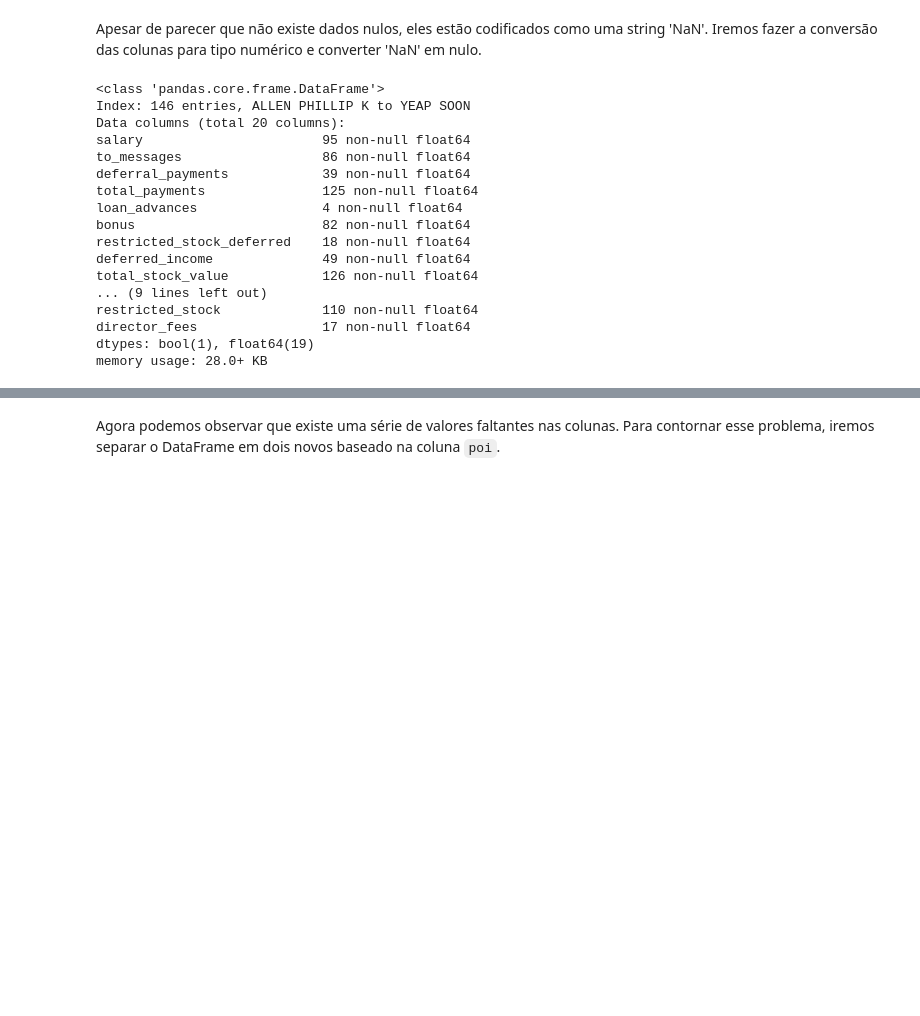
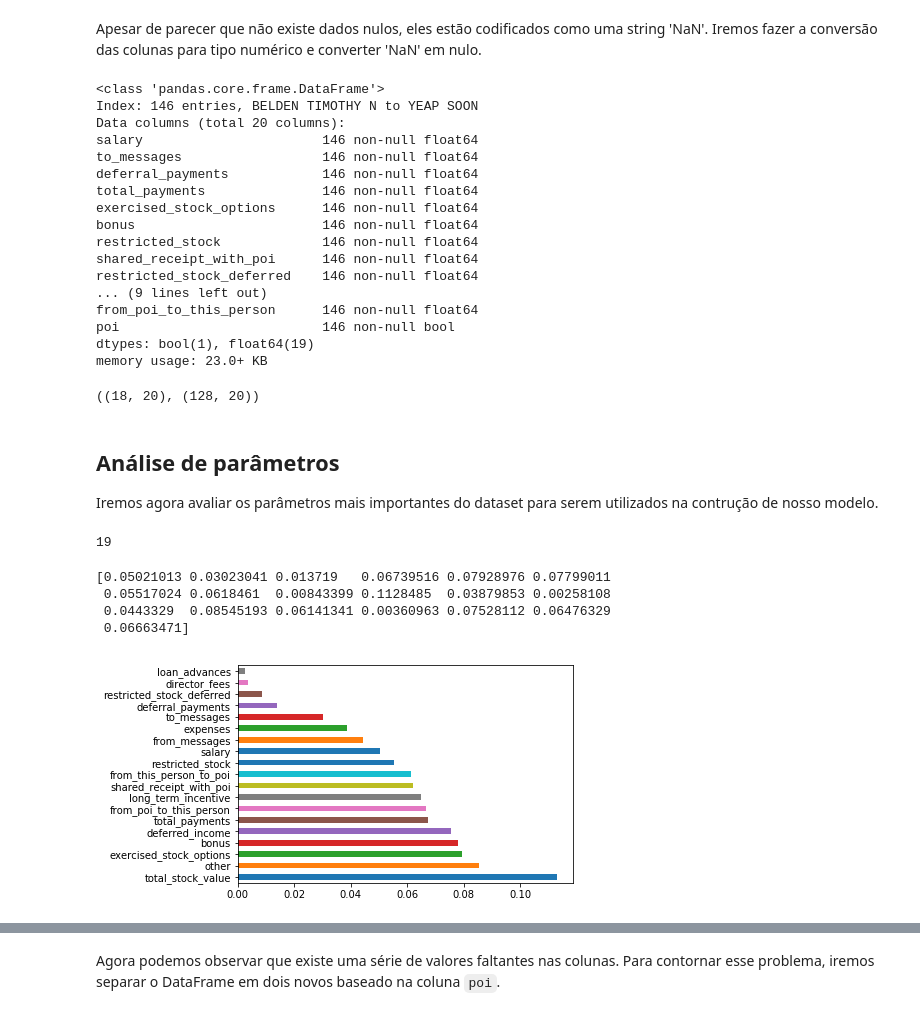
Before and after one commit to GabrielSGoncalves/udacity_nanodegree_datascience2, a Jupyter notebook: final_project/Projeto_Final_Nanodegree_DS_II_GabrielSGoncalves.ipynb, the cells around one changed output, grey strips where cells are left out. Saved outputs shown, nothing was run; the diff lists cells and outputs as text; code cells hidden in the pictures; blank space fills up the shorter version.

Commit message:
Define features to use on first model testing
Use ExtraTreesClassifier to define the features to use on the analysis.

```diff
--- a/final_project/Projeto_Final_Nanodegree_DS_II_GabrielSGoncalves.ipynb
+++ b/final_project/Projeto_Final_Nanodegree_DS_II_GabrielSGoncalves.ipynb
@@ -115,20 +156,66 @@ df_enron_nan = df_enron.apply(pd.to_numeric, errors='coerce')
+# %%
+#Separar o Dataframe em dois separados para imputar médias aos valores nulos
+df_enron_poi = df_enron_nan[df_enron_nan.poi == True]
+df_enron_nonpoi = df_enron_nan[df_enron_nan.poi == False]
+
+# Imputar média paras as colunas de cada Dataframe
+df_enron_poi = df_enron_poi.fillna(df_enron_poi.mean())
+df_enron_nonpoi = df_enron_nonpoi.fillna(df_enron_poi.mean())
+# %%
+# Concatenar os dataframes de volta em um
+df_enron_fillna_0 = pd.concat([df_enron_poi, df_enron_nonpoi])
+df_enron_fillna_0 = df_enron_fillna_0.fillna(0.0)
 # %%
-df_enron_nan.info()
+df_enron_fillna_0.info()
 # %% [output]
 <class 'pandas.core.frame.DataFrame'>
-Index: 146 entries, ALLEN PHILLIP K to YEAP SOON
+Index: 146 entries, BELDEN TIMOTHY N to YEAP SOON
 Data columns (total 20 columns):
-salary                       95 non-null float64
-to_messages                  86 non-null float64
-deferral_payments            39 non-null float64
-total_payments               125 non-null float64
-loan_advances                4 non-null float64
-bonus                        82 non-null float64
-restricted_stock_deferred    18 non-null float64
-deferred_income              49 non-null float64
-total_stock_value            126 non-null float64
+salary                       146 non-null float64
+to_messages                  146 non-null float64
+deferral_payments            146 non-null float64
+total_payments               146 non-null float64
+exercised_stock_options      146 non-null float64
+bonus                        146 non-null float64
+restricted_stock             146 non-null float64
+shared_receipt_with_poi      146 non-null float64
+restricted_stock_deferred    146 non-null float64
 ... (9 lines left out)
-restricted_stock             110 non-null float64
-director_fees                17 non-null float64
+from_poi_to_this_person      146 non-null float64
+poi                          146 non-null bool
 dtypes: bool(1), float64(19)
-memory usage: 28.0+ KB
+memory usage: 23.0+ KB
+# %%
+print(df_enron_poi.shape, df_enron_nonpoi.shape)
+# %% [output]
+((18, 20), (128, 20))
+# %% [markdown]
+## Análise de parâmetros
+Iremos agora avaliar os parâmetros mais importantes do dataset para serem utilizados na contrução de nosso modelo.
+# %%
+from sklearn.feature_selection import SelectKBest
+from sklearn.feature_selection import chi2
+
+# Definir X e y
+X = df_enron_fillna_0.drop('poi', axis=1)
+y = df_enron_fillna_0.poi
+# %%
+len(X.columns)
+# %% [output]
+19
+# %%
+from sklearn.ensemble import ExtraTreesClassifier
+import matplotlib.pyplot as plt
+model = ExtraTreesClassifier()
+model.fit(X,y)
+print(model.feature_importances_) #use inbuilt class feature_importances of tree based classifiers
+#plot graph of feature importances for better visualization
+feat_importances = pd.Series(model.feature_importances_, index=X.columns)
+feat_importances.nlargest(19).plot(kind='barh')
+plt.show()
+# %% [output]
+[0.05021013 0.03023041 0.013719   0.06739516 0.07928976 0.07799011
+ 0.05517024 0.0618461  0.00843399 0.1128485  0.03879853 0.00258108
+ 0.0443329  0.08545193 0.06141341 0.00360963 0.07528112 0.06476329
+ 0.06663471]
+[figure, added]
```
Also changed, not shown: parts of 59 cells of this notebook, 2 other files.
